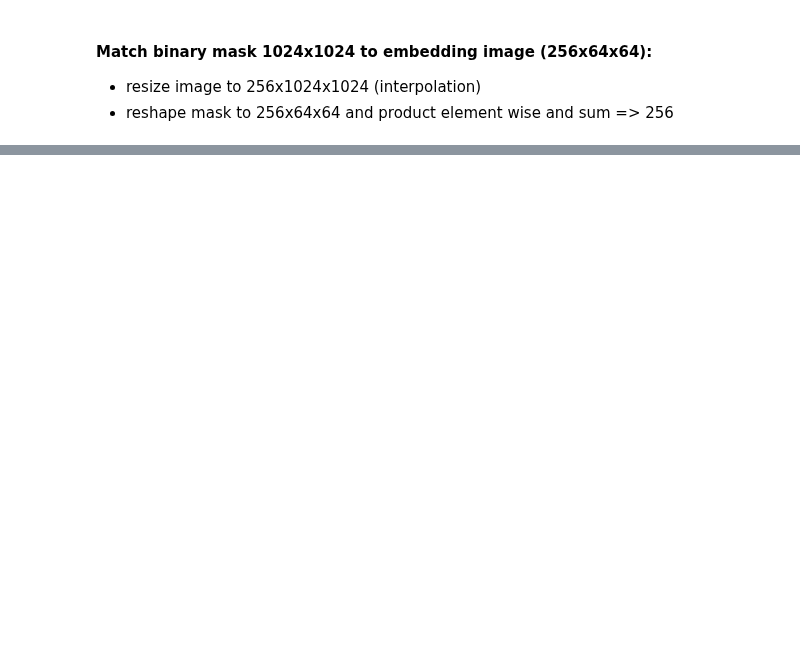
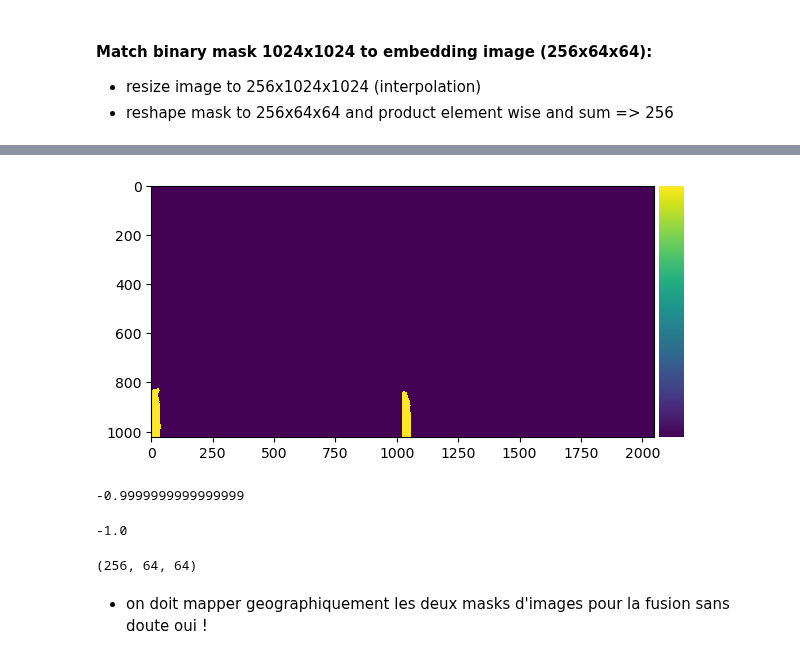
Before and after one commit to brustt/stylo_magique_intership_ign, a Jupyter notebook: notebooks/exploration/parking.ipynb, the cells around one changed output, grey strips where cells are left out. Drawn from its saved outputs; the diff is of its cells as text; code cells hidden in the pictures; blank space fills up the shorter version.

Commit message:
seaganychange - start fusion object proposal

```diff
--- a/notebooks/exploration/parking.ipynb
+++ b/notebooks/exploration/parking.ipynb
@@ -238,0 +676,12 @@ m_emb = [np.mean((i_emb*bm.reshape(256, 64, 64)), axis=(1, 2)) for bm in mask_A]
+# %%
+show_pair_img(mask_A[0], mask_B[57])
+# %% [output]
+[figure, added]
+# %%
+ci[0]
+# %% [output]
+-0.9999999999999999
+# %%
+ci1[1]
+# %% [output]
+-1.0
@@ -238,0 +690,6 @@ m_emb = [np.mean((i_emb*bm.reshape(256, 64, 64)), axis=(1, 2)) for bm in mask_A]
+# %%
+(masks_emb_t_mA[0] @ masks_emb_t_mA[0]).shape
+# %% [output]
+(256, 64, 64)
+# %% [markdown]
+* on doit mapper geographiquement les deux masks d'images pour la fusion sans doute oui !
```
Also changed, not shown: parts of 31 cells of this notebook, 3 other files.
